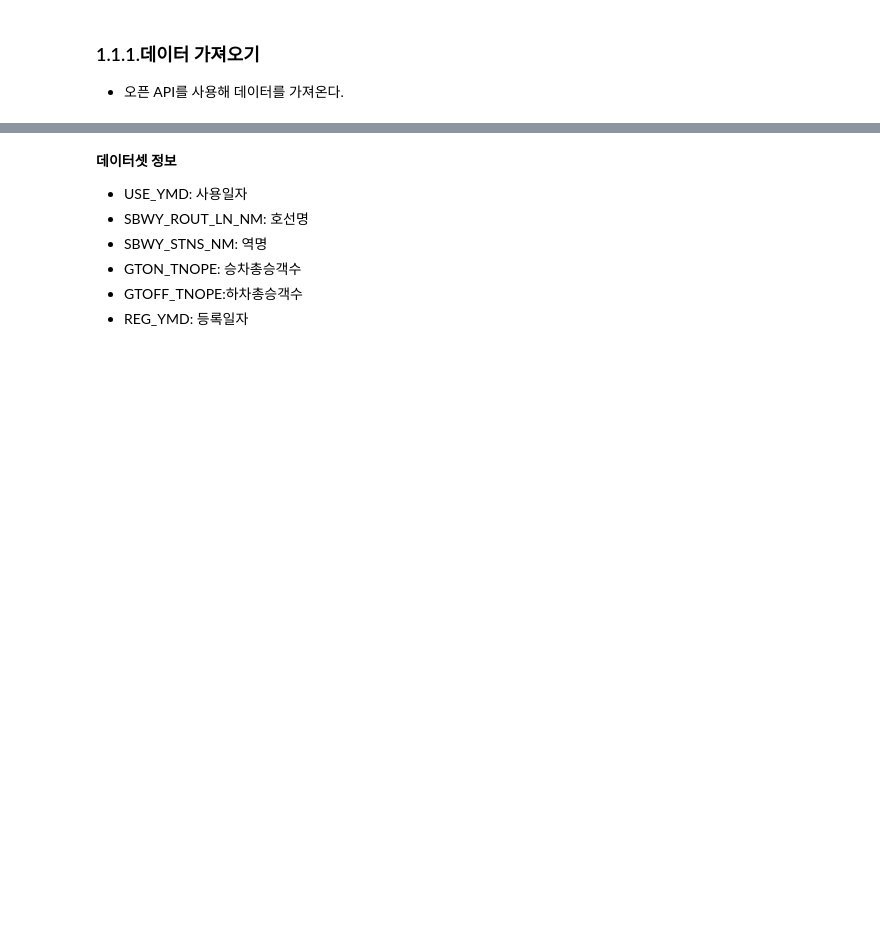
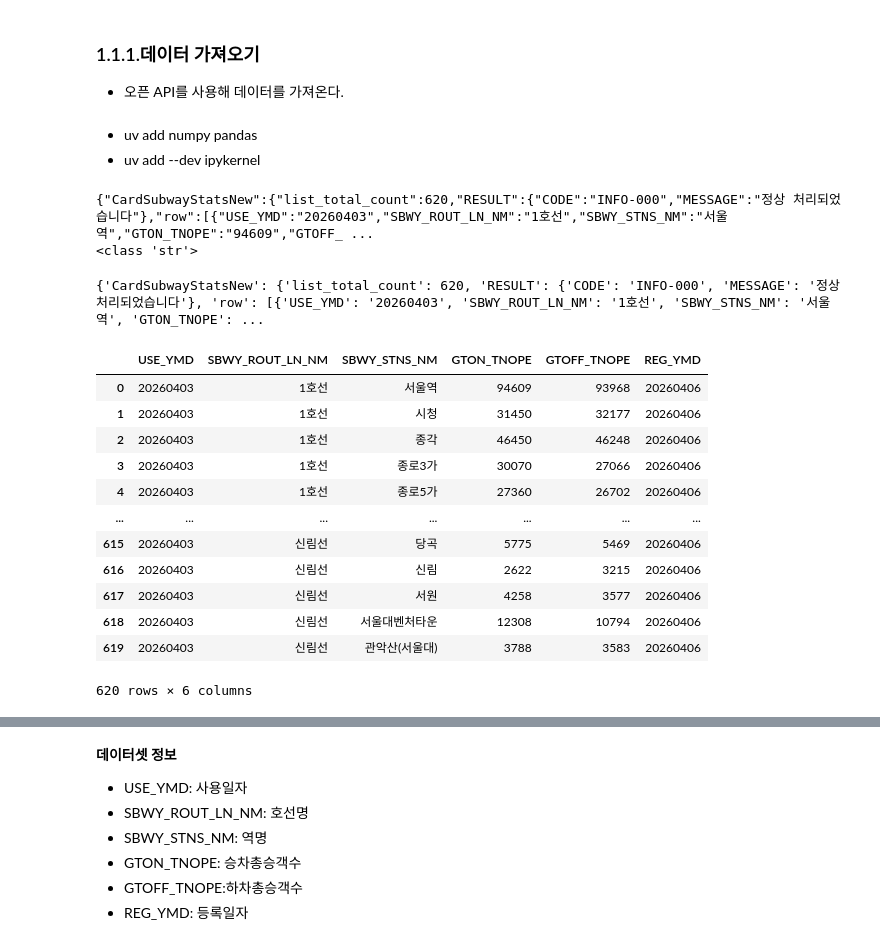
Before and after one commit to jexists/sk_network, a Jupyter notebook: 04.data_collection/01_open_api_seoul/01_데이터수집_OpenAPI활용(서울공공데이터).ipynb, the cells around one changed output, grey strips where cells are left out. Drawn from its saved outputs; the diff is of its cells as text; code cells hidden in the pictures; blank space fills up the shorter version.

```diff
--- a/04.data_collection/01_open_api_seoul/01_데이터수집_OpenAPI활용(서울공공데이터).ipynb
+++ b/04.data_collection/01_open_api_seoul/01_데이터수집_OpenAPI활용(서울공공데이터).ipynb
@@ -15,3 +15,6 @@
 ### 1.1.1.데이터 가져오기
 
 - 오픈 API를 사용해 데이터를 가져온다.
+# %% [markdown]
+- uv add numpy pandas
+- uv add --dev ipykernel
@@ -17,0 +27,52 @@
+# %%
+# 인증키와  URL 주소
+
+# uv add python-dotenv
+
+from dotenv import load_dotenv
+import os
+
+load_dotenv()
+
+key = os.getenv('kor_key')
+res_type = 'json'
+start = 1
+end = 1000
+
+url = f'http://openapi.seoul.go.kr:8088/{key}/{res_type}/CardSubwayStatsNew/{start}/{end}/20260403'
+# %%
+# 데이터 가져오기
+response = urllib.request.urlopen(url)
+json_str = response.read().decode('utf-8')
+print(json_str)
+
+print(type(json_str))
+# %% [output]
+{"CardSubwayStatsNew":{"list_total_count":620,"RESULT":{"CODE":"INFO-000","MESSAGE":"정상 처리되었습니다"},"row":[{"USE_YMD":"20260403","SBWY_ROUT_LN_NM":"1호선","SBWY_STNS_NM":"서울역","GTON_TNOPE":"94609","GTOFF_ ...
+<class 'str'>
+# %%
+# 딕셔너리로 변환
+json_object = json.loads(json_str)
+print(json_object)
+
+# print(type(json_object))
+# %% [output]
+{'CardSubwayStatsNew': {'list_total_count': 620, 'RESULT': {'CODE': 'INFO-000', 'MESSAGE': '정상 처리되었습니다'}, 'row': [{'USE_YMD': '20260403', 'SBWY_ROUT_LN_NM': '1호선', 'SBWY_STNS_NM': '서울역', 'GTON_TNOPE': ...
+# %%
+# 데이터 플레임으로 변환
+subway = pd.json_normalize(json_object['CardSubwayStatsNew']['row'])
+subway
+# %% [output]
+|  | USE_YMD | SBWY_ROUT_LN_NM | SBWY_STNS_NM | GTON_TNOPE | GTOFF_TNOPE | REG_YMD |
+| 0 | 20260403 | 1호선 | 서울역 | 94609 | 93968 | 20260406 |
+| 1 | 20260403 | 1호선 | 시청 | 31450 | 32177 | 20260406 |
+| 2 | 20260403 | 1호선 | 종각 | 46450 | 46248 | 20260406 |
+| 3 | 20260403 | 1호선 | 종로3가 | 30070 | 27066 | 20260406 |
+| 4 | 20260403 | 1호선 | 종로5가 | 27360 | 26702 | 20260406 |
+| ... | ... | ... | ... | ... | ... | ... |
+| 615 | 20260403 | 신림선 | 당곡 | 5775 | 5469 | 20260406 |
+| 616 | 20260403 | 신림선 | 신림 | 2622 | 3215 | 20260406 |
+| 617 | 20260403 | 신림선 | 서원 | 4258 | 3577 | 20260406 |
+| 618 | 20260403 | 신림선 | 서울대벤처타운 | 12308 | 10794 | 20260406 |
+| 619 | 20260403 | 신림선 | 관악산(서울대) | 3788 | 3583 | 20260406 |
+620 rows × 6 columns
```
Also changed, not shown: parts of 14 cells of this notebook, 5 other files.
